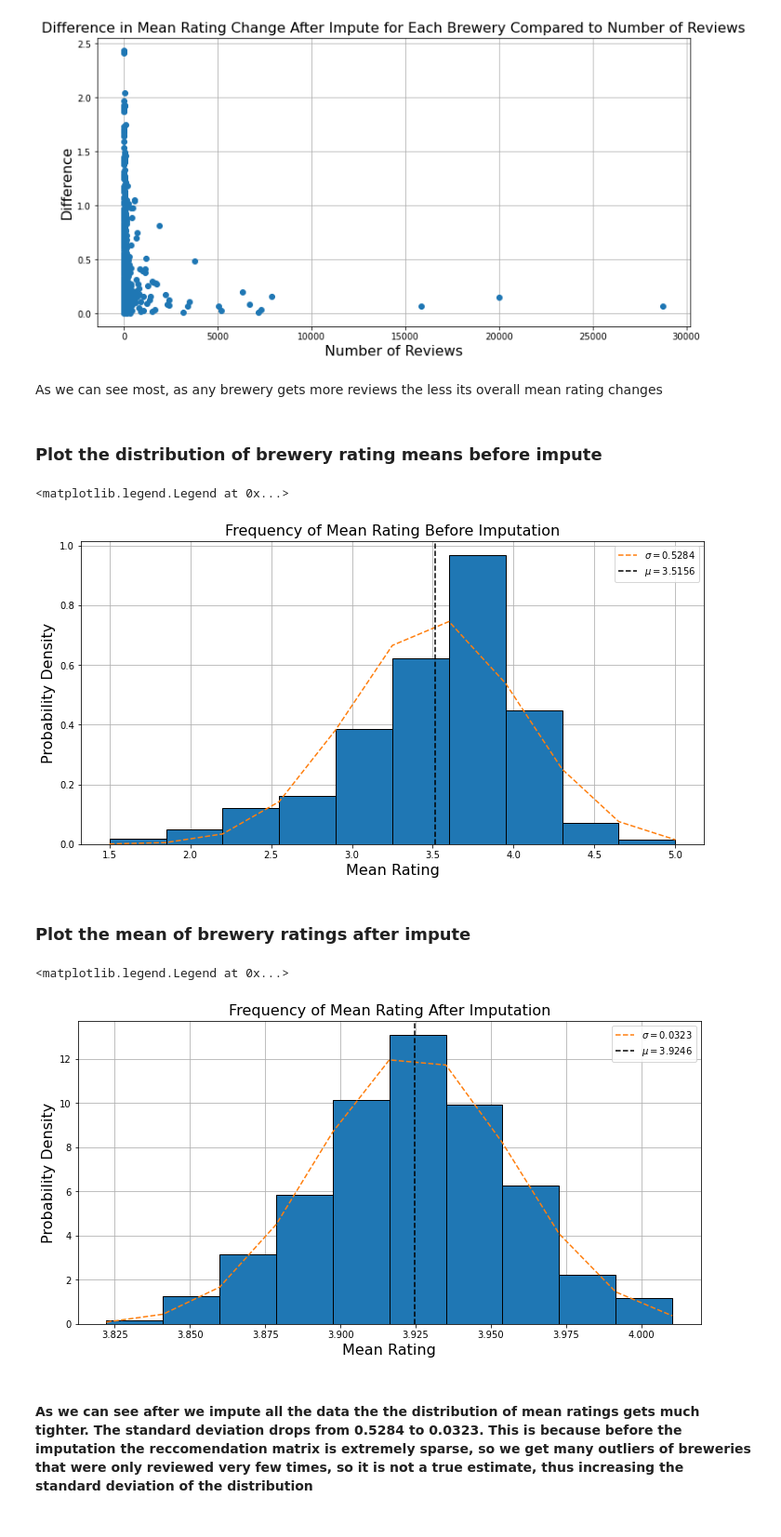
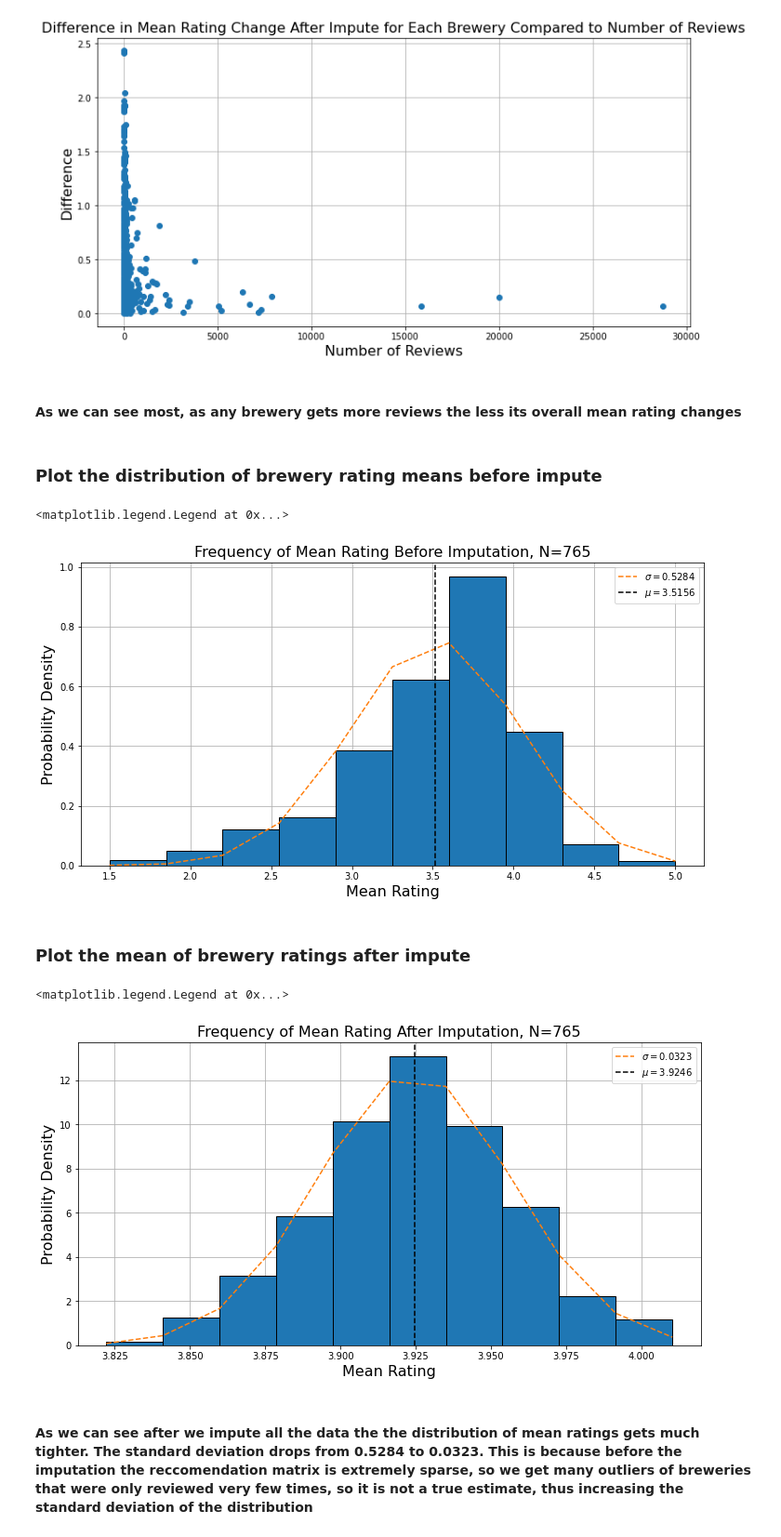
Before and after one commit to wfulton98/Final-Project, a Jupyter notebook: Beer Recommender System.ipynb, the cells around one changed output. Shown: that part at 93% size. Cells and saved outputs as stored; diff of their text form; code cells hidden in the pictures.

```diff
--- a/Beer Recommender System.ipynb
+++ b/Beer Recommender System.ipynb
@@ -462,7 +462,7 @@ plt.grid(zorder=0)
 # %% [output]
 [figure]
 # %% [markdown]
- As we can see most, as any brewery gets more reviews the less its overall mean rating changes
+#### As we can see most, as any brewery gets more reviews the less its overall mean rating changes
 # %% [markdown]
 ### Plot the distribution of brewery rating means before impute
 # %%
@@ -478,37 +478,37 @@ y = ((1 / (np.sqrt(2 * np.pi) * sigma)) *
 
 plt.plot(bins, y, '--', label=r'$\sigma={}$'.format(np.round(sigma, 4)))
 plt.axvline(old.mean(), zorder=2, color='k', linestyle='dashed', label=r'$\mu={}$'.format(np.round(old.mean(), 4)))
-plt.title("Frequency of Mean Rating Before Imputation", fontsize=16)
+plt.title("Frequency of Mean Rating Before Imputation, N=765", fontsize=16)
 plt.xlabel("Mean Rating", fontsize=16)
 plt.ylabel("Probability Density", fontsize=16)
 plt.grid(zorder=0)
 plt.legend()
 # %% [output]
 <matplotlib.legend.Legend at 0x...>
-[figure, old version]
+[figure, new version]
 # %% [markdown]
 ### Plot the mean of brewery ratings after impute
 # %%
 new = df_brewery_mean['Imputed']
 sigma = np.std(new)
 
 plt.figure(figsize=(12,6))
 n, bins, patched = plt.hist(new, zorder=2, edgecolor='k', density=True)
 
 #add a 'best fit' line
 y = ((1 / (np.sqrt(2 * np.pi) * sigma)) *
      np.exp(-0.5 * (1 / sigma * (bins - new.mean()))**2))
 
 plt.plot(bins, y, '--', label=r'$\sigma={}$'.format(np.round(sigma, 4)))
 plt.axvline(new.mean(), zorder=2, color='k', linestyle='dashed', label=r'$\mu={}$'.format(np.round(new.mean(), 4)))
-plt.title("Frequency of Mean Rating After Imputation", fontsize=16)
+plt.title("Frequency of Mean Rating After Imputation, N=765", fontsize=16)
 plt.xlabel("Mean Rating", fontsize=16)
 plt.ylabel("Probability Density", fontsize=16)
 plt.grid(zorder=0)
 plt.legend()
 # %% [output]
 <matplotlib.legend.Legend at 0x...>
-[figure, old version]
+[figure, new version]
 # %% [markdown]
 #### As we can see after we impute all the data the the distribution of mean ratings gets much tighter. The standard deviation drops from 0.5284 to 0.0323. This is because before the imputation the reccomendation matrix is extremely sparse, so we get many outliers of breweries that were only reviewed very few times, so it is not a true estimate, thus increasing the standard deviation of the distribution
 # %% [markdown]
```
Also changed, not shown: parts of 2 cells of this notebook.
